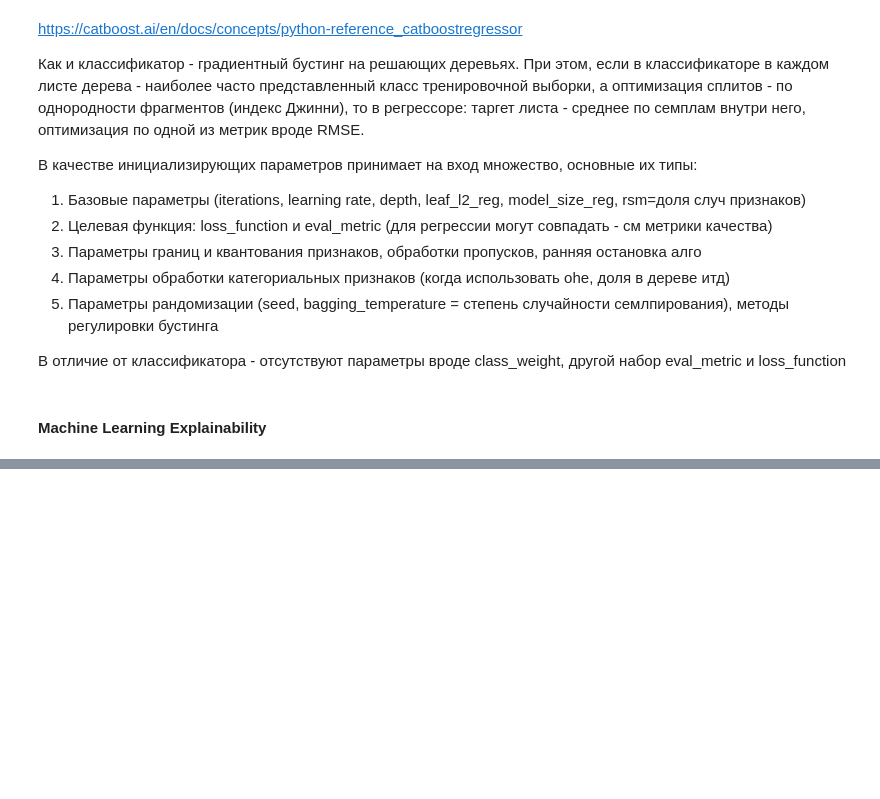
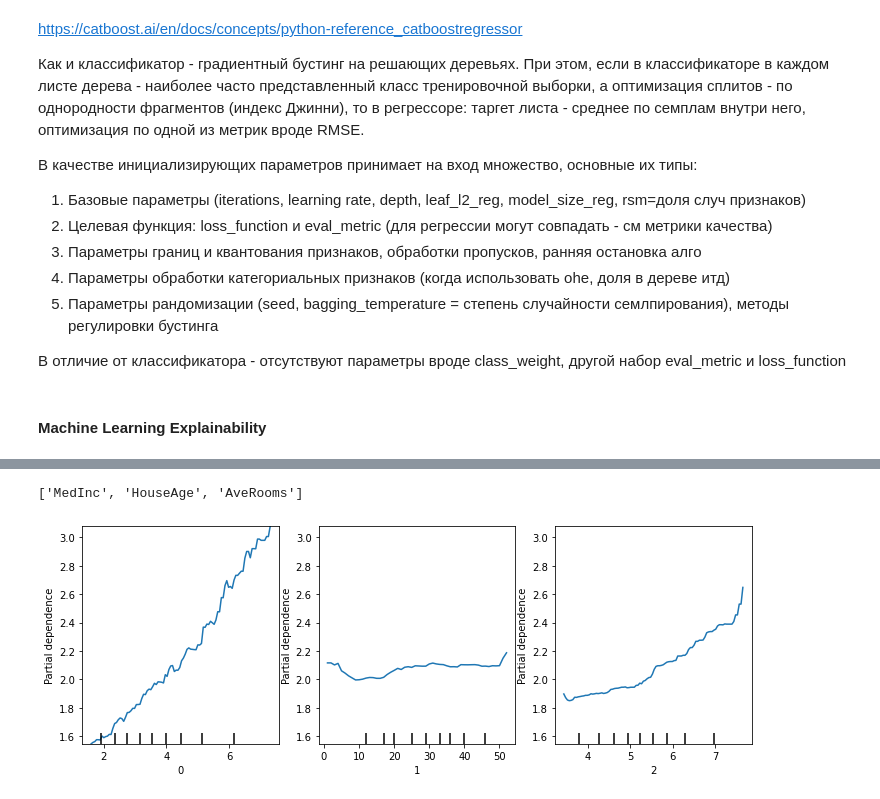
Before and after one commit to gavrevnik/analytics_tools, a Jupyter notebook: ML.ipynb, the cells around one changed output, grey strips where cells are left out. Saved outputs shown, nothing was run; the diff lists cells and outputs as text; code cells hidden in the pictures; blank space fills up the shorter version.

```diff
--- a/ML.ipynb
+++ b/ML.ipynb
@@ -1693,0 +1725,7 @@ dir(shap)
+# %%
+# pdp - изменение предсказания модели при изменениях признаков
+df_train = pd.DataFrame(X_train, columns=df_test.columns)
+ml.draw_pdp(model, df_train, ['MedInc', 'HouseAge', 'AveRooms'])
+# %% [output]
+['MedInc', 'HouseAge', 'AveRooms']
+[figure, added]
```
Also changed, not shown: parts of 10 cells of this notebook, 3 other files.
